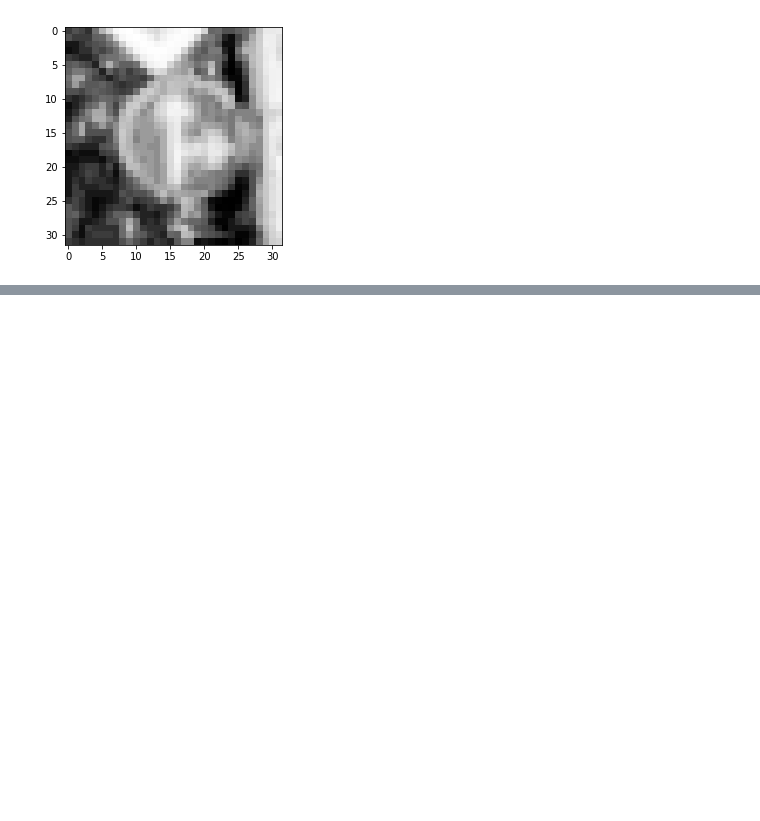
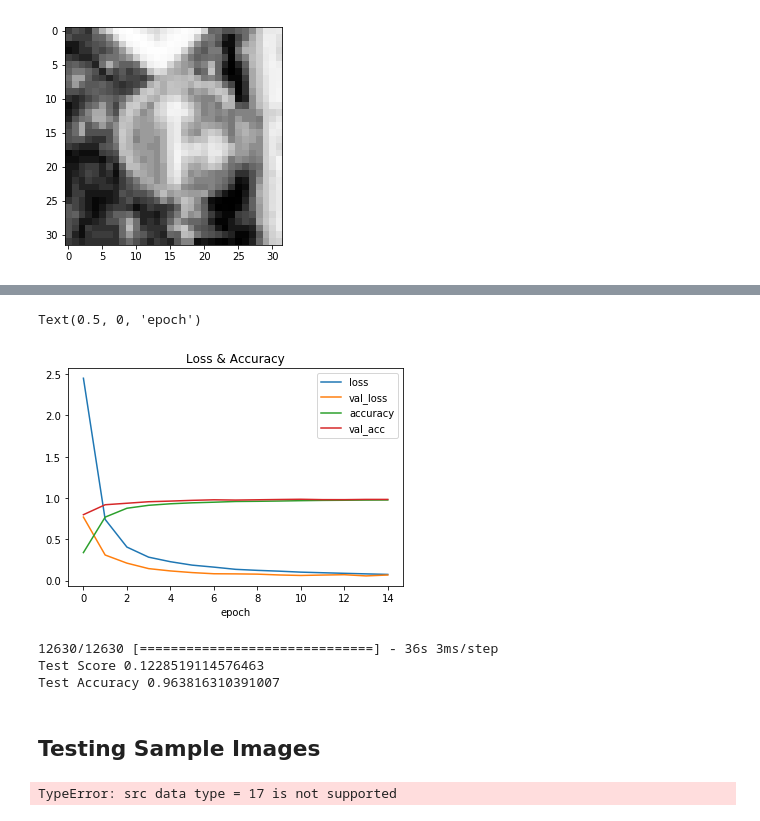
Before and after one commit to CleanPegasus/Traffic-Sign-Classifier, a Jupyter notebook: Traffic Sign Classifier.ipynb, the cells around one changed output, grey strips where cells are left out. Cells and saved outputs as stored; diff of their text form; code cells hidden in the pictures; blank space fills up the shorter version.

Commit message:
Training Completion

```diff
--- a/Traffic Sign Classifier.ipynb
+++ b/Traffic Sign Classifier.ipynb
@@ -129,4 +132,5 @@ X_val = X_val.reshape(4410, 32, 32, 1)
 X_test = X_test.reshape(12630, 32, 32, 1)
 # %%
 y_train = to_categorical(y_train, 43)
-y_ = to_categorical(y_train, 43)
+y_val = to_categorical(y_val, 43)
+y_test = to_categorical(y_test, 43)
@@ -142,0 +139,22 @@ print(y_train)
+# %%
+def neural_model():
+    model = Sequential()
+    model.add(Conv2D(60, (5, 5), input_shape = (32, 32, 1), activation = 'relu'))
+    model.add(Conv2D(60, (5, 5), input_shape = (32, 32, 1), activation = 'relu'))
+    model.add(MaxPooling2D(pool_size = (2,2)))
+
+    model.add(Conv2D(30, (3, 3), activation = 'relu'))
+    model.add(Conv2D(30, (3, 3), activation = 'relu'))
+    model.add(MaxPooling2D(pool_size = (2, 2)))
+
+    model.add(Dropout(0.5))
+
+    model.add(Flatten())
+    model.add(Dense(500, activation = 'relu'))
+    model.add(Dropout(0.5))
+    model.add(Dense(num_classes, activation = 'softmax'))
+    model.compile(Adam(lr = 0.001), loss = 'categorical_crossentropy', metrics = ['accuracy'])
+    return model
+# %%
+model = neural_model()
+print(model.summary())
@@ -142,0 +179,2 @@ print(y_train)
+# %%
+history = model.fit(X_train, y_train, epochs = 15, validation_data =(X_val, y_val), batch_size = 400, verbose = 1, shuffle = 1)
@@ -142,0 +199,29 @@ print(y_train)
+# %%
+plt.plot(history.history['loss'])
+plt.plot(history.history['val_loss'])
+plt.plot(history.history['acc'])
+plt.plot(history.history['val_acc'])
+plt.legend(['loss', 'val_loss', 'accuracy', 'val_acc'])
+plt.title('Loss & Accuracy')
+plt.xlabel('epoch')
+# %% [output]
+Text(0.5, 0, 'epoch')
+[figure, added]
+# %%
+score = model.evaluate(X_test, y_test, verbose = 1)
+print('Test Score', score[0])
+print('Test Accuracy', score[1])
+# %% [output]
+12630/12630 [==============================] - 36s 3ms/step
+Test Score 0.1228519114576463
+Test Accuracy 0.963816310391007
+# %% [markdown]
+## Testing Sample Images
+# %%
+img = cv2.imread('Testing Images/sample1.jpg')
+img = np.asarray(img)
+img = cv2.resize(img, (32, 32))
+img = preprocessing(img)
+plt.imshow(img, cmap = 'gray')
+# %% [output]
+TypeError: src data type = 17 is not supported
```
Also changed, not shown: parts of 8 cells of this notebook, 6 other files.
